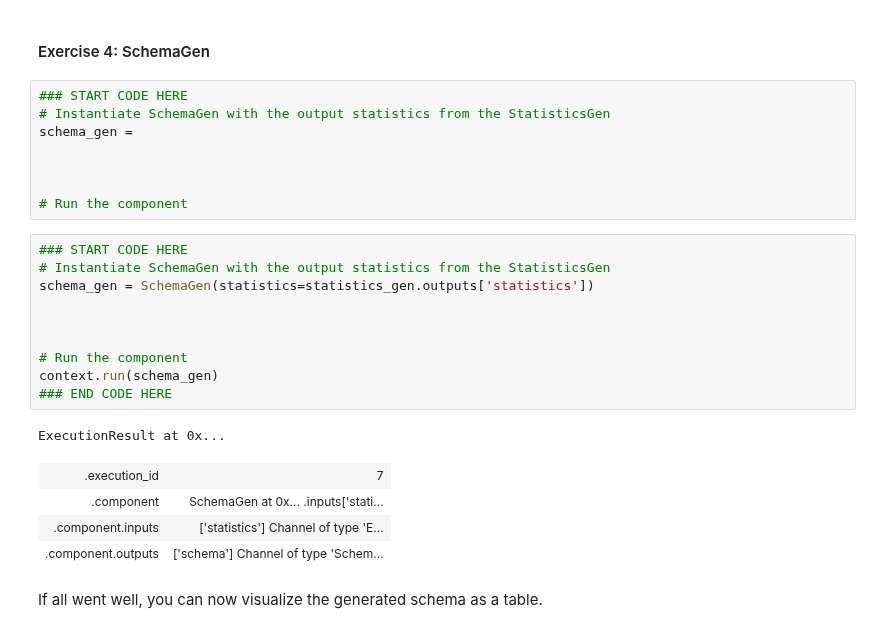
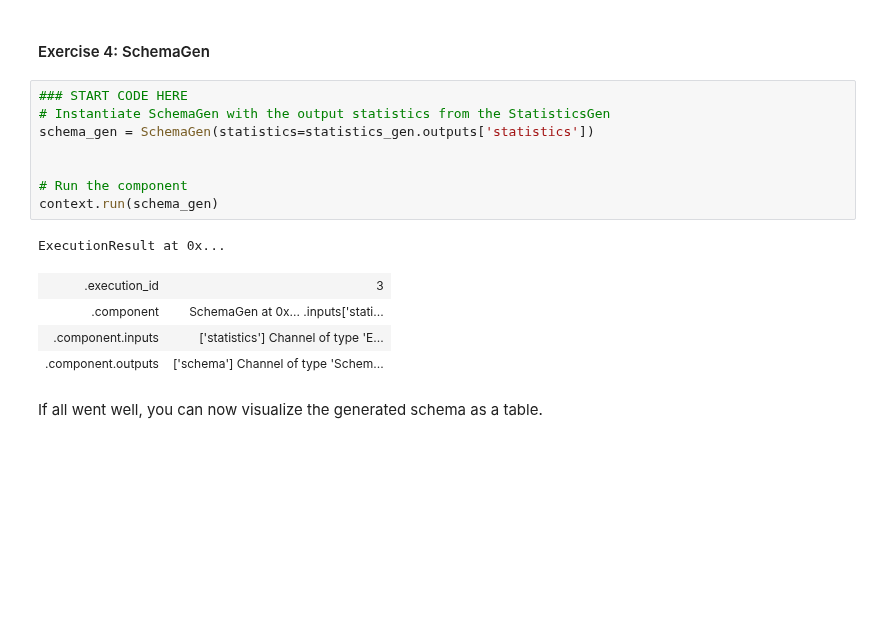
Before and after one commit to GrueneKatze/More-MOOCs, a Jupyter notebook: MLOps/MLOps-in-production/W2/C2W2_Assignment.ipynb, the cells around one changed output. Cells and saved outputs as stored; diff of their text form; blank space fills up the shorter version.

```diff
--- a/MLOps/MLOps-in-production/W2/C2W2_Assignment.ipynb
+++ b/MLOps/MLOps-in-production/W2/C2W2_Assignment.ipynb
@@ -427,27 +343,17 @@ The [SchemaGen](https://www.tensorflow.org/tfx/guide/schemagen) component also u
 # %%
 ### START CODE HERE
 # Instantiate SchemaGen with the output statistics from the StatisticsGen
-schema_gen =
-
+schema_gen = SchemaGen(statistics=statistics_gen.outputs['statistics'])
 
 
 # Run the component
+context.run(schema_gen)
+# %% [output]
+ExecutionResult at 0x...
+| .execution_id | 3 |
+| .component | SchemaGen at 0x... .inputs['stati... |
+| .component.inputs | ['statistics'] Channel of type 'E... |
+| .component.outputs | ['schema'] Channel of type 'Schem... |
-# %%
-### START CODE HERE
-# Instantiate SchemaGen with the output statistics from the StatisticsGen
-schema_gen = SchemaGen(statistics=statistics_gen.outputs['statistics'])
-
-
-
-# Run the component
-context.run(schema_gen)
-### END CODE HERE
-# %% [output]
-ExecutionResult at 0x...
-| .execution_id | 7 |
-| .component | SchemaGen at 0x... .inputs['stati... |
-| .component.inputs | ['statistics'] Channel of type 'E... |
-| .component.outputs | ['schema'] Channel of type 'Schem... |
 # %% [markdown]
 If all went well, you can now visualize the generated schema as a table.
 # %%
```
Also changed, not shown: parts of 18 cells of this notebook.
